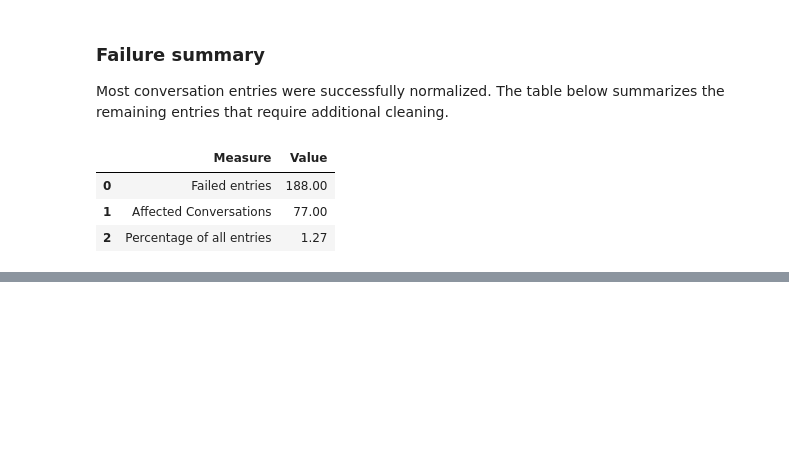
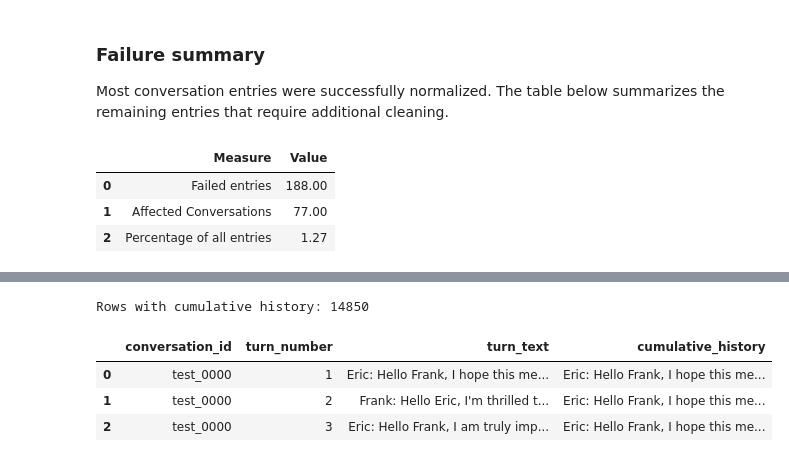
Before and after one commit to jfilloon/MTPD-CAPSTONE, a Jupyter notebook: notebooks/02_data_preparation.ipynb, the cells around one changed output, grey strips where cells are left out. Drawn from its saved outputs; the diff is of its cells as text; code cells hidden in the pictures; blank space fills up the shorter version.

```diff
--- a/notebooks/02_data_preparation.ipynb
+++ b/notebooks/02_data_preparation.ipynb
@@ -451,0 +1109,49 @@ display(failure_summary)
+# %%
+turn_df = turn_df.sort_values(
+    [
+        "conversation_id",
+        "turn_number"
+    ]
+).reset_index(drop=True)
+
+turn_df["turn_text"] = (
+    turn_df["speaker"]
+    + ": "
+    + turn_df["message"]
+)
+
+turn_df["cumulative_history"] = (
+    turn_df.groupby(
+        "conversation_id"
+    )["turn_text"]
+    .transform(
+        lambda messages: [
+            "\n\n".join(
+                messages.iloc[:index + 1]
+            )
+            for index in range(len(messages))
+        ]
+    )
+)
+
+print(
+    "Rows with cumulative history:",
+    turn_df["cumulative_history"].notna().sum()
+)
+
+display(
+    turn_df[
+        [
+            "conversation_id",
+            "turn_number",
+            "turn_text",
+            "cumulative_history"
+        ]
+    ].head(3)
+)
+# %% [output]
+Rows with cumulative history: 14850
+|  | conversation_id | turn_number | turn_text | cumulative_history |
+| 0 | test_0000 | 1 | Eric: Hello Frank, I hope this me... | Eric: Hello Frank, I hope this me... |
+| 1 | test_0000 | 2 | Frank: Hello Eric, I'm thrilled t... | Eric: Hello Frank, I hope this me... |
+| 2 | test_0000 | 3 | Eric: Hello Frank, I am truly imp... | Eric: Hello Frank, I hope this me... |
```
Also changed, not shown: parts of 30 cells of this notebook.
